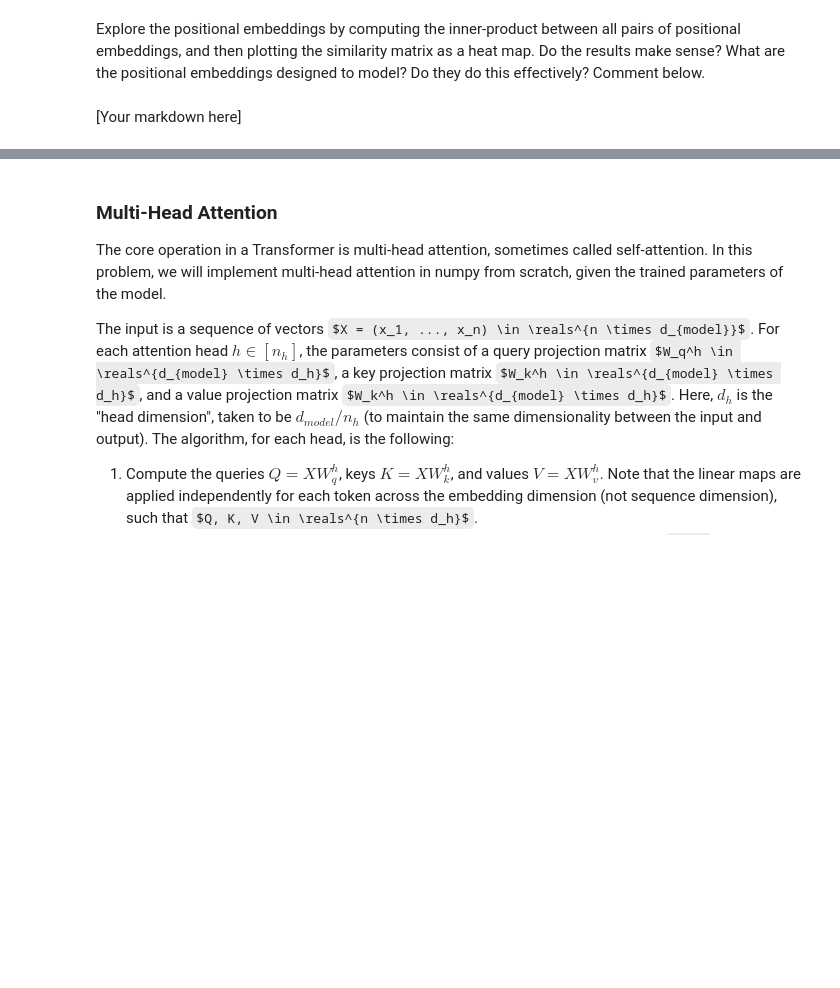
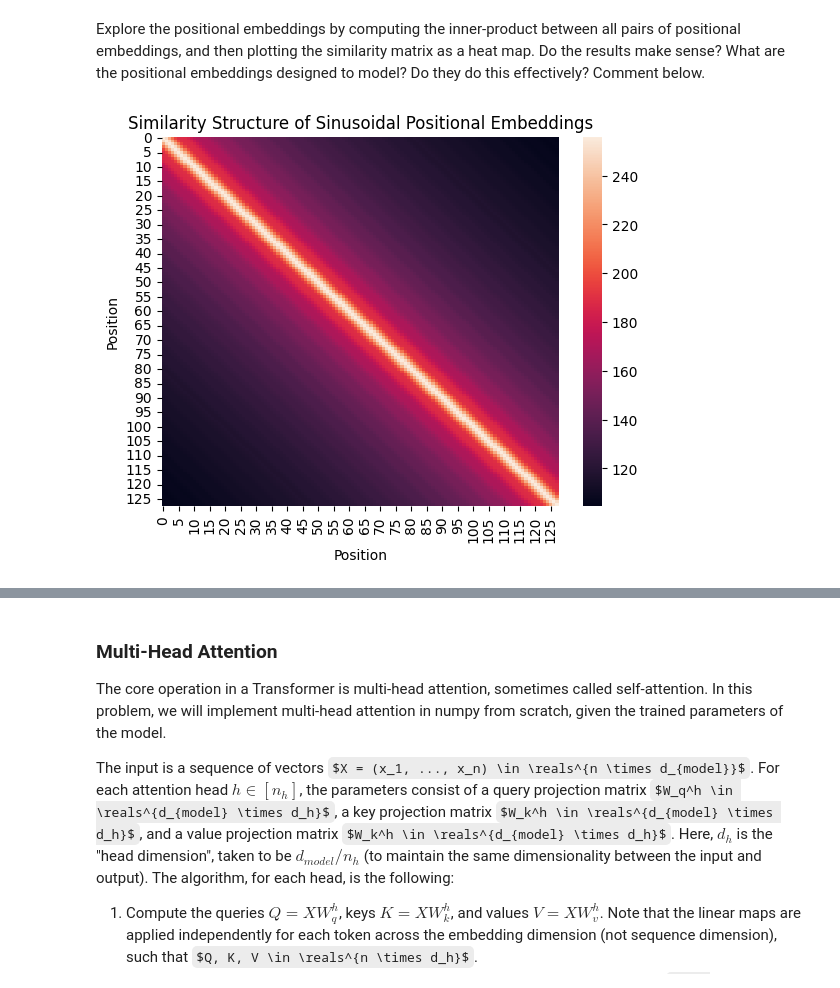
Before and after one commit to fenleichen-ui/Assignment-5, a Jupyter notebook: assignments/assn5/assn5.ipynb, the cells around one changed output, grey strips where cells are left out. Saved outputs shown, nothing was run; the diff lists cells and outputs as text; code cells hidden in the pictures; some formulas as TeX source; blank space fills up the shorter version.

```diff
--- a/assignments/assn5/assn5.ipynb
+++ b/assignments/assn5/assn5.ipynb
@@ -585,12 +687,12 @@ Explore the positional embeddings by computing the inner-product between all pai
 # %%
 pe = get_sinusoidal_positional_embeddings(128, d_model)
 
 #Your code here
-pe_similarity = ...
+pe_similarity = pe @ pe.T
 sns.heatmap(pe_similarity)
 plt.title('Similarity Structure of Sinusoidal Positional Embeddings')
 plt.xlabel('Position')
 plt.ylabel('Position')
 plt.show()
+# %% [output]
+[figure, added]
-# %% [markdown]
-[Your markdown here]
```
Also changed, not shown: parts of 8 cells of this notebook.
